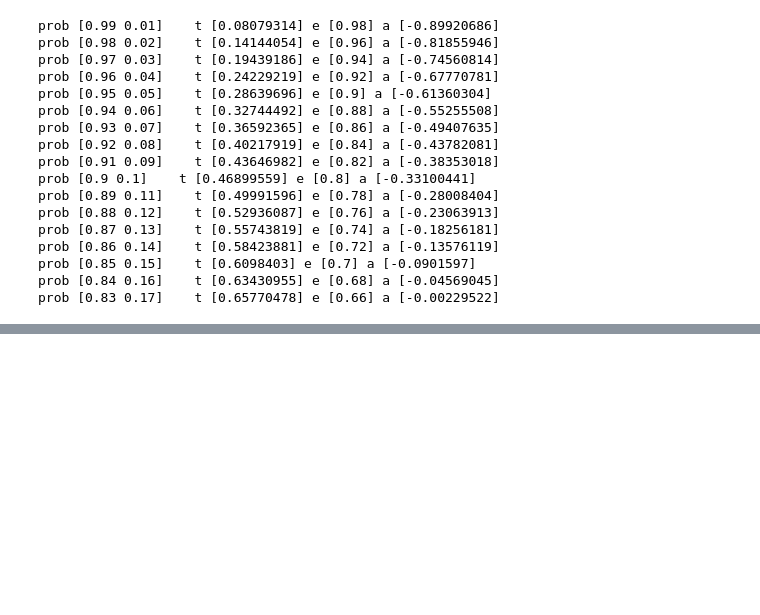
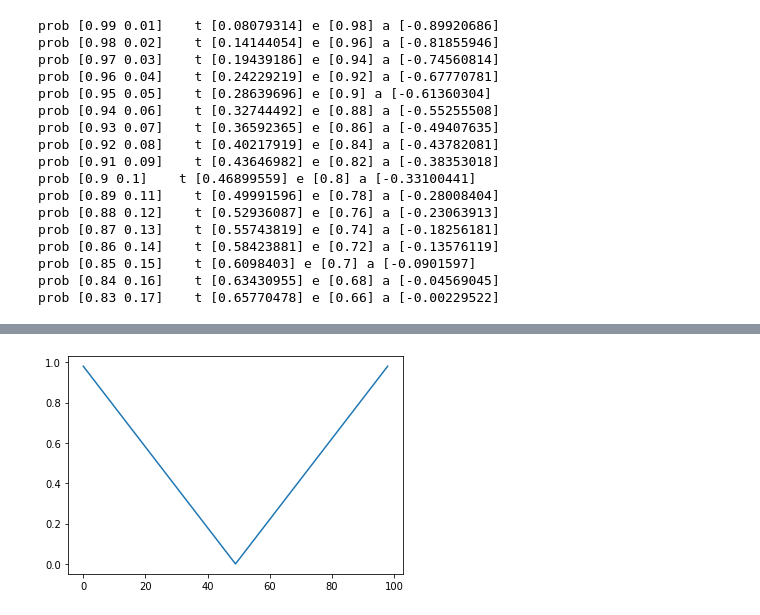
Before and after one commit to mhshaker/Non_convex_credal, a Jupyter notebook: non_convex.ipynb, the cells around one changed output, grey strips where cells are left out. Cells and saved outputs as stored; diff of their text form; code cells hidden in the pictures; blank space fills up the shorter version.

```diff
--- a/non_convex.ipynb
+++ b/non_convex.ipynb
@@ -42,0 +89,5 @@ set14 t [0.] e [1.] a [-1.]
+# %%
+plt.plot(e_list)
+plt.show()
+# %% [output]
+[figure, added]
```
Also changed, not shown: parts of 8 cells of this notebook.
